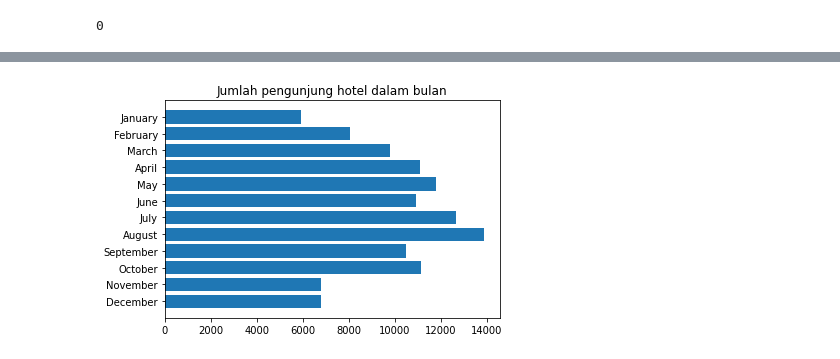
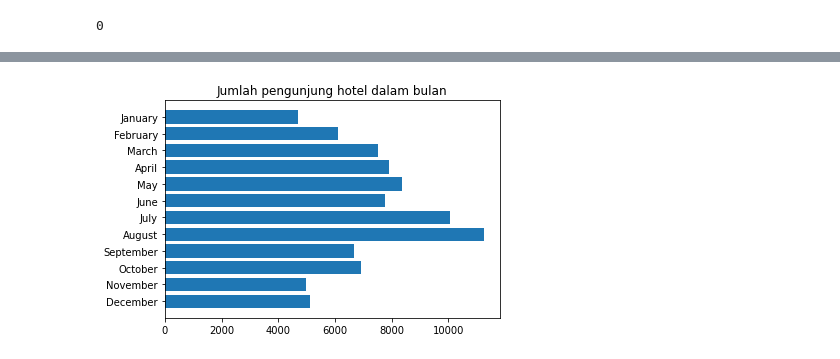
Before and after one commit to emilirgi18/IP9, a Jupyter notebook: Final Assignment.ipynb, the cells around one changed output, grey strips where cells are left out. Cells and saved outputs as stored; diff of their text form; code cells hidden in the pictures.

```diff
--- a/Final Assignment.ipynb
+++ b/Final Assignment.ipynb
@@ -52,0 +123,3 @@ hotel.describe()
+# %%
+# Clean up the data first
+hotel.drop_duplicates(inplace=True)
@@ -53,3 +133,5 @@ hotel.describe()
+# %%
+hotel.reset_index(drop=True, inplace=True)
 # %%
 hotel["stays_in_weekend_nights"].max()
 # %% [output]
@@ -237,6 +335,7 @@ month = month.reindex(month_index, axis=0)
 # %%
 plt.title('Jumlah pengunjung hotel dalam bulan')
 plt.barh(month_index, month)
+plt.figure
 plt.show()
 # %% [output]
-[figure, old version]
+[figure, new version]
```
Also changed, not shown: parts of 23 cells of this notebook.
